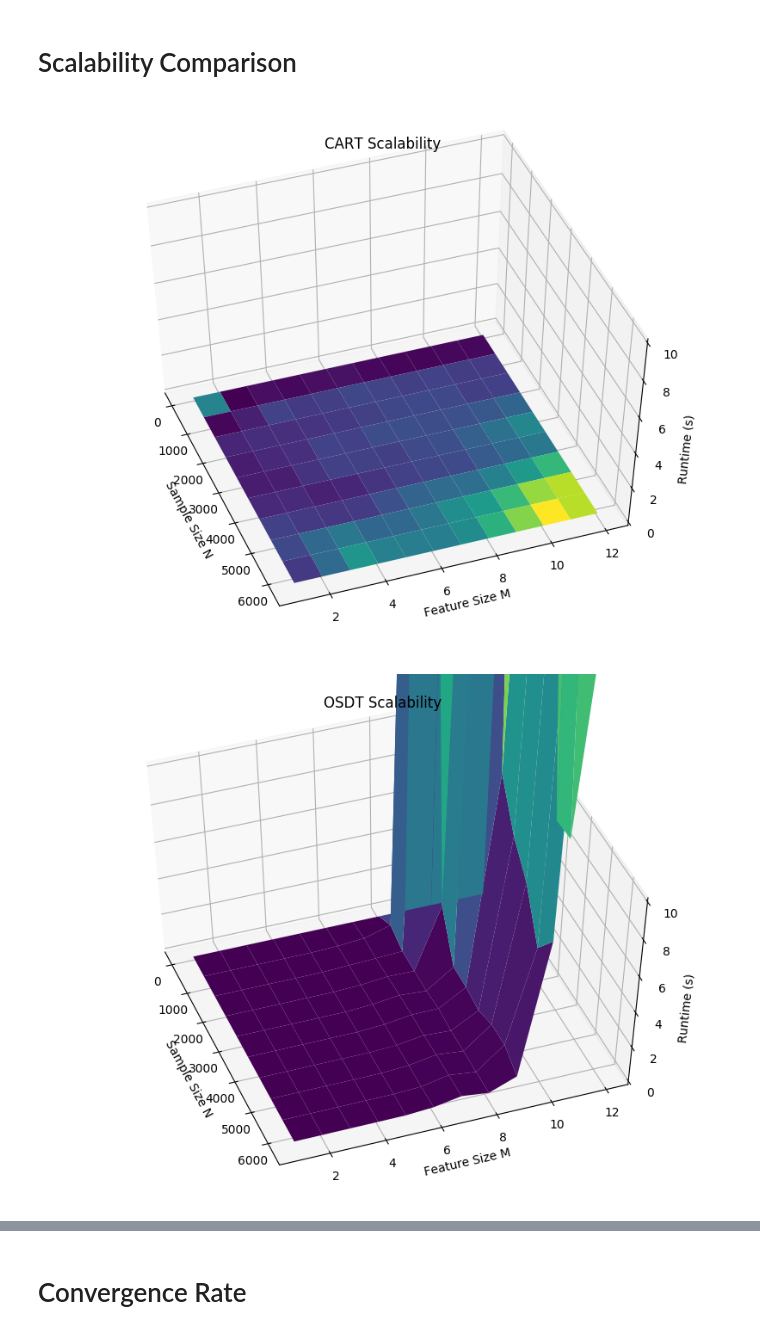
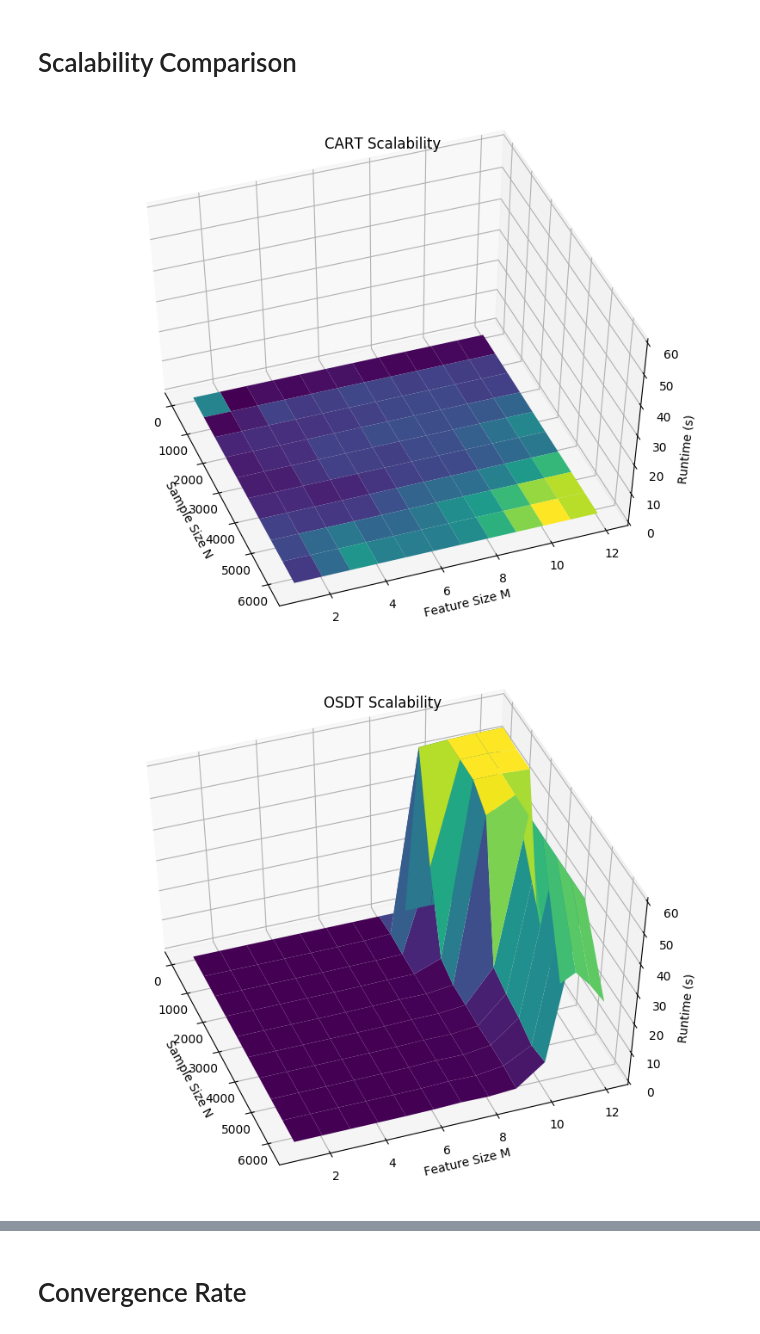
Before and after one commit to marypaulin/repo, a Jupyter notebook: Experiments.ipynb, the cells around one changed output, grey strips where cells are left out. Saved outputs shown, nothing was run; the diff lists cells and outputs as text; code cells hidden in the pictures.

```diff
--- a/Experiments.ipynb
+++ b/Experiments.ipynb
@@ -13,25 +13,25 @@ plot_accuracy_analysis(dataset_name, 'Test Accuracy vs Tree Width ({})'.format(d
 # %%
 from mpl_toolkits import mplot3d
 
 from lib.data_structures.dataset import read_dataframe
 from lib.experiments.analysis import plot_scalability_analysis
 
 dataset_name = 'compas-binary'
-timeout = 10
+timeout = 60
 
 # Scalablity Analysis for CART
 dataset = read_dataframe('data/scalability/{}/{}.csv'.format(dataset_name, 'cart'))
 plot_scalability_analysis(dataset, 'CART Scalability', z_limit=timeout)
 
 # Scalablity Analysis for OSDT
 dataset = read_dataframe('data/scalability/{}/{}.csv'.format(dataset_name, 'osdt'))
 plot_scalability_analysis(dataset, 'OSDT Scalability', z_limit=timeout)
 
 # Scalablity Analysis for Parallel OSDT
 # for core_count in [1, 2, 4, 8, 16, 32, 60]:
 for core_count in [1, 2, 4]:
     dataset = read_dataframe('data/scalability/{}/parallel_osdt_{}_core.csv'.format(dataset_name, core_count))
     plot_scalability_analysis(dataset, 'Parallel OSDT Scalability ({} Clients, 1 Server)'.format(core_count), z_limit=timeout)
 # %% [output]
-[figure, old version]
+[figure, new version]
-[figure, old version]
+[figure, new version]
```
Also changed, not shown: parts of 2 cells of this notebook, 4 other files.
